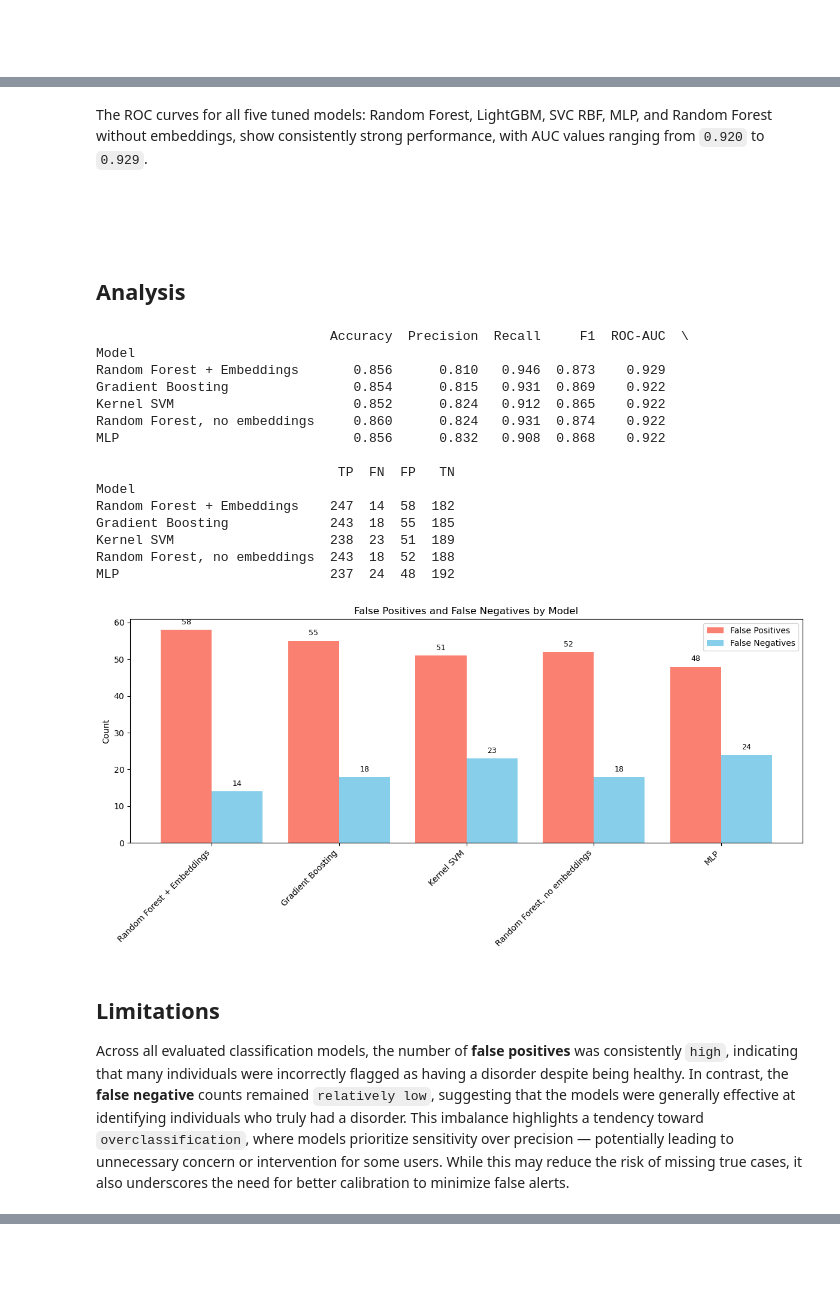
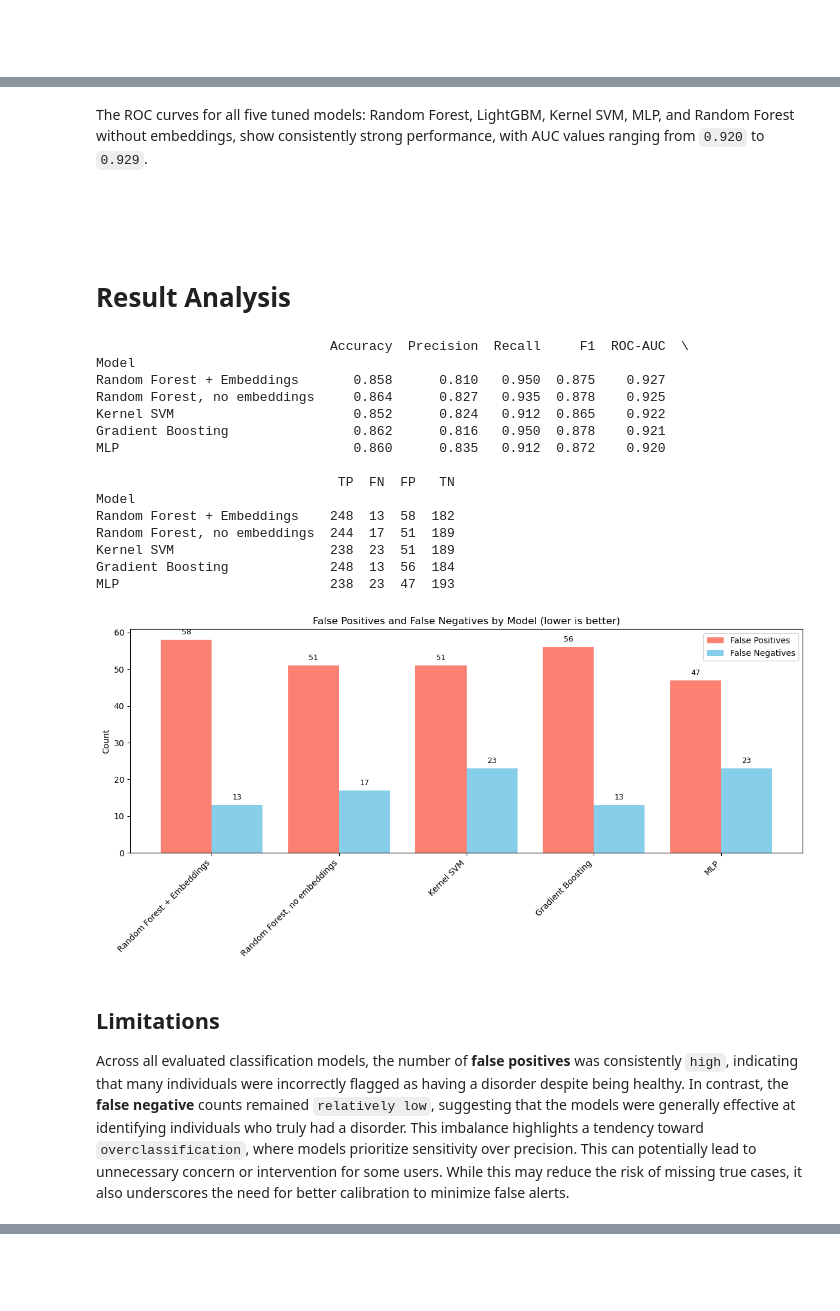
Before and after one commit to karelallik/Mental-Health-in-Tech, a Jupyter notebook: notebooks/goal2_predict_mental_health_disorder.ipynb, the cells around one changed output, grey strips where cells are left out. Saved outputs shown, nothing was run; the diff lists cells and outputs as text; code cells hidden in the pictures.

```diff
--- a/notebooks/goal2_predict_mental_health_disorder.ipynb
+++ b/notebooks/goal2_predict_mental_health_disorder.ipynb
@@ -321,7 +331,8 @@ balance between accuracy and generalization.
 lgbm = LGBMClassifier(
     objective="binary",
     random_state=1,
-    n_jobs=-1
+    n_jobs=-1,
+    verbosity=-1
 )
 
 param_dist = {
@@ -349,6 +360,6 @@ search = RandomizedSearchCV(
 search.fit(X_train, y_train)
 best_lgbm = search.best_estimator_
 
-#print("Best parameters:", search.best_params_)
+print("Best parameters:", search.best_params_)
 # %% [output]
 Fitting 5 folds for each of 5 candidates, totalling 25 fits
@@ -414,19 +404,16 @@ param_dist = {
     "clf__C": np.logspace(-2, 2, 15),
     "clf__gamma": np.logspace(-3, 1, 15),
 }
-# Pipeline:
-# SMOTE - balances classes by generating synthetic minority samples
-# SVC - RBF kernel SVM model
+
 svc_pipeline = Pipeline([
-    ("smote", SMOTE(k_neighbors=5, random_state=1)),
-    ("clf", SVC(kernel="rbf", probability=True))
+    ("smote", SMOTE(k_neighbors=5, random_state=1)), # SMOTE - balances classes by generating synthetic minority samples
+    ("clf", SVC(kernel="rbf", probability=True)) # SVC - RBF kernel SVM model
 ])
-
 
 search = RandomizedSearchCV(
     svc_pipeline,
     param_distributions=param_dist,
-    n_iter=5,
+    n_iter=10,
     scoring="accuracy",
     cv=5,
     n_jobs=-1,
@@ -558,9 +539,9 @@ rf = RandomForestClassifier(random_state=1, n_jobs=-1)
 search = RandomizedSearchCV(
     rf,
     param_distributions=param_dist,
-    n_iter=1,              # number of random combinations to try
+    n_iter=20, # We can afford more itearions without having embeddings columns.
     scoring="accuracy",
-    cv=5,                   # 5-fold cross-validation
+    cv=5,
     verbose=1,
     n_jobs=-1,
     random_state=1
@@ -829,12 +797,13 @@ plot_three_roc(best_rf, best_lgbm, best_svc, model_MLP, rf_no_emb, X_test, y_tes
 # %% [markdown]
-The ROC curves for all five tuned models: Random Forest, LightGBM, SVC RBF, MLP, and Random Forest without embeddings, show consistently strong performance, with AUC values ranging from `0.920` to `0.929`.
+The ROC curves for all five tuned models: Random Forest, LightGBM, Kernel SVM, MLP, and Random Forest without embeddings, show consistently strong performance, with AUC values ranging from `0.920` to `0.929`.
 # %% [markdown]
 <br>
 <br>
 # %% [markdown]
-## Analysis
+# Result Analysis
 # %%
 df_models = pd.DataFrame(results).set_index("Model")
+df_models = df_models.sort_values(by="ROC-AUC", ascending=False)
 
 print(df_models.round(3))
 
@@ -843,48 +812,47 @@ bar_width = 0.4
 
 fig, ax = plt.subplots(figsize=(12, 6))
 
-# FP ja FN kõrvuti
 ax.bar([i - bar_width/2 for i in x], df_models["FP"], width=bar_width,
        label="False Positives", color="salmon")
 
 ax.bar([i + bar_width/2 for i in x], df_models["FN"], width=bar_width,
        label="False Negatives", color="skyblue")
 
 for i in x:
     ax.text(i - bar_width/2, df_models["FP"].iloc[i] + 1,
             str(df_models["FP"].iloc[i]), ha='center', va='bottom', fontsize=9)
     ax.text(i + bar_width/2, df_models["FN"].iloc[i] + 1,
             str(df_models["FN"].iloc[i]), ha='center', va='bottom', fontsize=9)
 
 ax.set_xticks(x)
 ax.set_xticklabels(df_models.index, rotation=45, ha='right')
 ax.set_ylabel("Count")
-ax.set_title("False Positives and False Negatives by Model")
+ax.set_title("False Positives and False Negatives by Model (lower is better)")
 ax.legend()
 
 plt.tight_layout()
 plt.show()
 # %% [output]
                               Accuracy  Precision  Recall     F1  ROC-AUC  \
 Model
-Random Forest + Embeddings       0.856      0.810   0.946  0.873    0.929
-Gradient Boosting                0.854      0.815   0.931  0.869    0.922
+Random Forest + Embeddings       0.858      0.810   0.950  0.875    0.927
+Random Forest, no embeddings     0.864      0.827   0.935  0.878    0.925
 Kernel SVM                       0.852      0.824   0.912  0.865    0.922
-Random Forest, no embeddings     0.860      0.824   0.931  0.874    0.922
-MLP                              0.856      0.832   0.908  0.868    0.922
+Gradient Boosting                0.862      0.816   0.950  0.878    0.921
+MLP                              0.860      0.835   0.912  0.872    0.920
 
                                TP  FN  FP   TN
 Model
-Random Forest + Embeddings    247  14  58  182
-Gradient Boosting             243  18  55  185
+Random Forest + Embeddings    248  13  58  182
+Random Forest, no embeddings  244  17  51  189
 Kernel SVM                    238  23  51  189
-Random Forest, no embeddings  243  18  52  188
-MLP                           237  24  48  192
+Gradient Boosting             248  13  56  184
+MLP                           238  23  47  193
-[figure, old version]
+[figure, new version]
 # %% [markdown]
 ## Limitations
 
-Across all evaluated classification models, the number of **false positives** was consistently `high`, indicating that many individuals were incorrectly flagged as having a disorder despite being healthy. In contrast, the **false negative** counts remained `relatively low`, suggesting that the models were generally effective at identifying individuals who truly had a disorder. This imbalance highlights a tendency toward `overclassification`, where models prioritize sensitivity over precision — potentially leading to unnecessary concern or intervention for some users. While this may reduce the risk of missing true cases, it also underscores the need for better calibration to minimize false alerts.
+Across all evaluated classification models, the number of **false positives** was consistently `high`, indicating that many individuals were incorrectly flagged as having a disorder despite being healthy. In contrast, the **false negative** counts remained `relatively low`, suggesting that the models were generally effective at identifying individuals who truly had a disorder. This imbalance highlights a tendency toward `overclassification`, where models prioritize sensitivity over precision. This can potentially lead to unnecessary concern or intervention for some users. While this may reduce the risk of missing true cases, it also underscores the need for better calibration to minimize false alerts.
 # %% [markdown]
 ## Best model:
 
```
Also changed, not shown: parts of 42 cells of this notebook, 1 other file.
